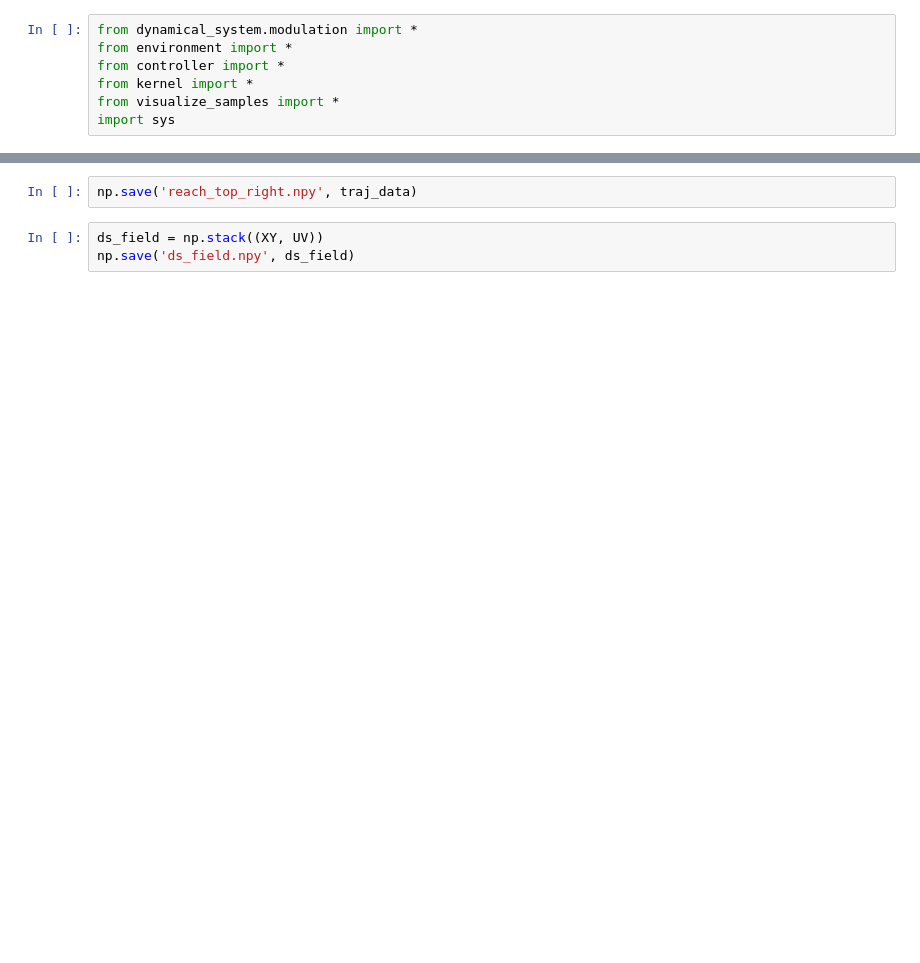
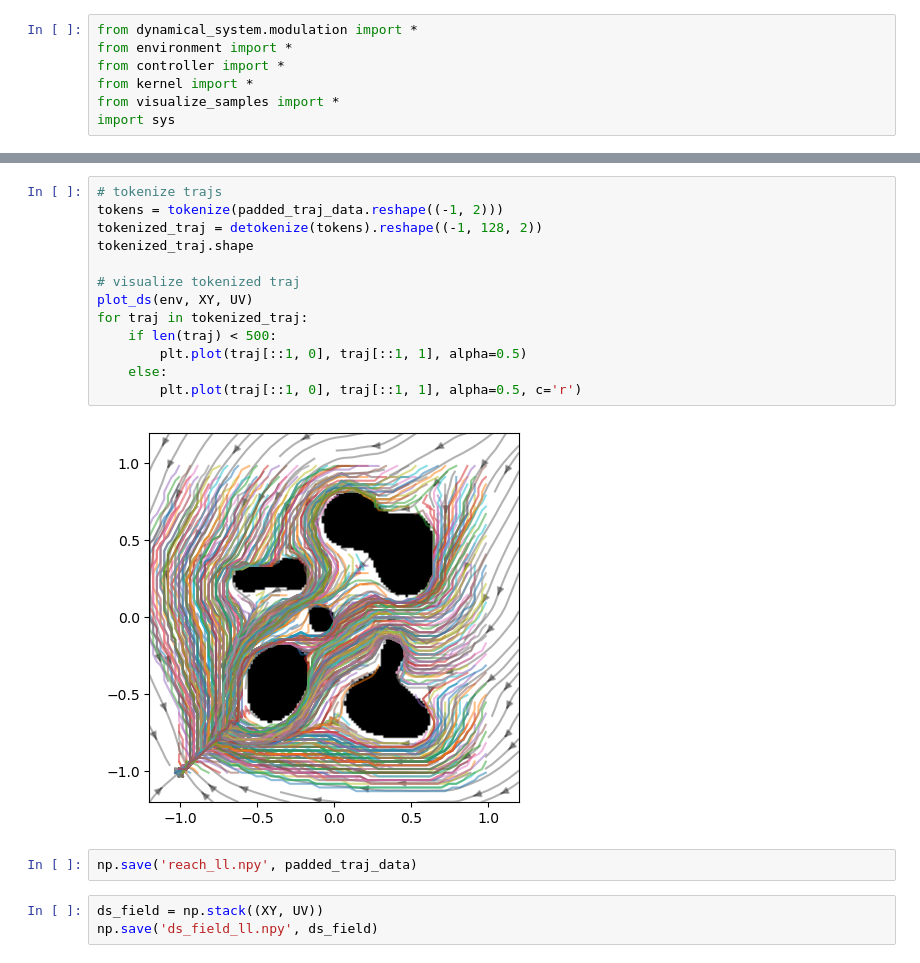
Before and after one commit to yanweiw/RoCUS, a Jupyter notebook: navigation/test_ds.ipynb, the cells around one changed output, grey strips where cells are left out. Saved outputs shown, nothing was run; the diff lists cells and outputs as text; blank space fills up the shorter version.

```diff
--- a/navigation/test_ds.ipynb
+++ b/navigation/test_ds.ipynb
@@ -215,5 +154,20 @@ plt.hist(traj_lens, bins=40)
+# %%
+# tokenize trajs
+tokens = tokenize(padded_traj_data.reshape((-1, 2)))
+tokenized_traj = detokenize(tokens).reshape((-1, 128, 2))
+tokenized_traj.shape
+
+# visualize tokenized traj
+plot_ds(env, XY, UV)
+for traj in tokenized_traj:
+    if len(traj) < 500:
+        plt.plot(traj[::1, 0], traj[::1, 1], alpha=0.5)
+    else:
+        plt.plot(traj[::1, 0], traj[::1, 1], alpha=0.5, c='r')
+# %% [output]
+[figure, added]
 # %%
-np.save('reach_top_right.npy', traj_data)
+np.save('reach_ll.npy', padded_traj_data)
 # %%
 ds_field = np.stack((XY, UV))
-np.save('ds_field.npy', ds_field)
+np.save('ds_field_ll.npy', ds_field)
```
Also changed, not shown: parts of 13 cells of this notebook, 4 other files.
